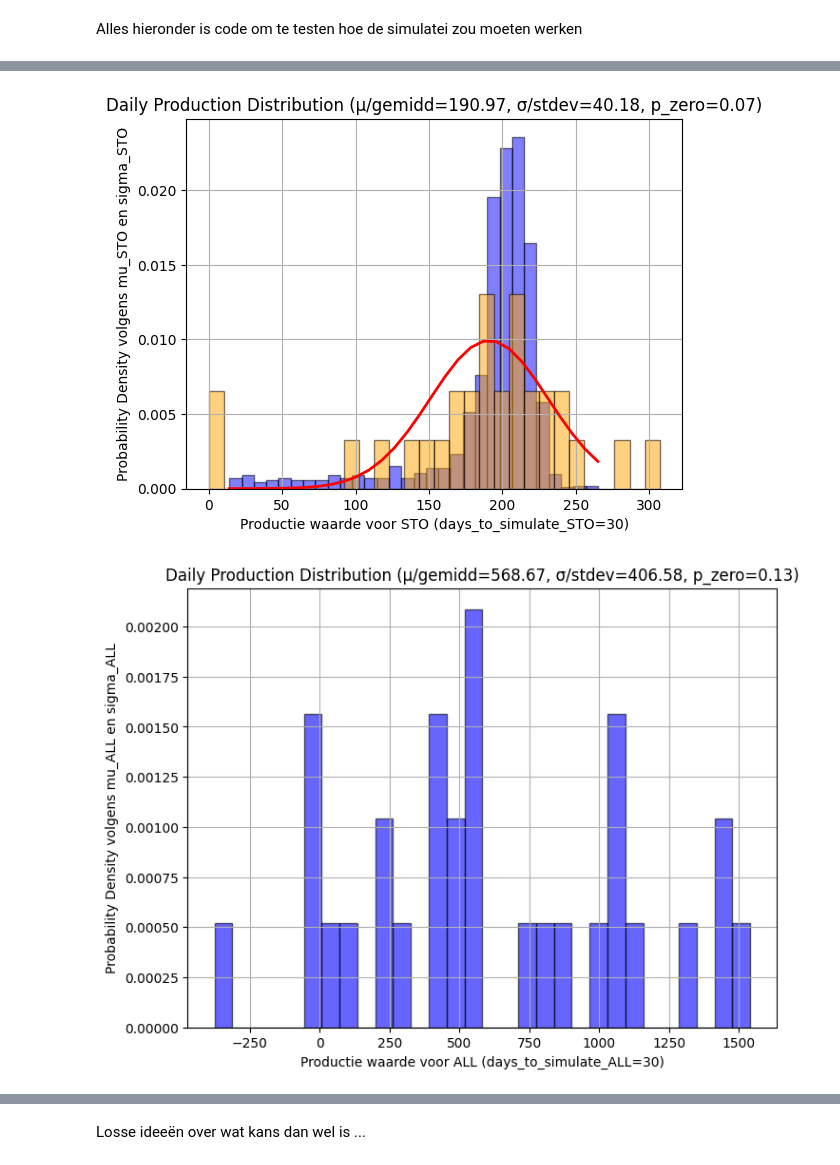
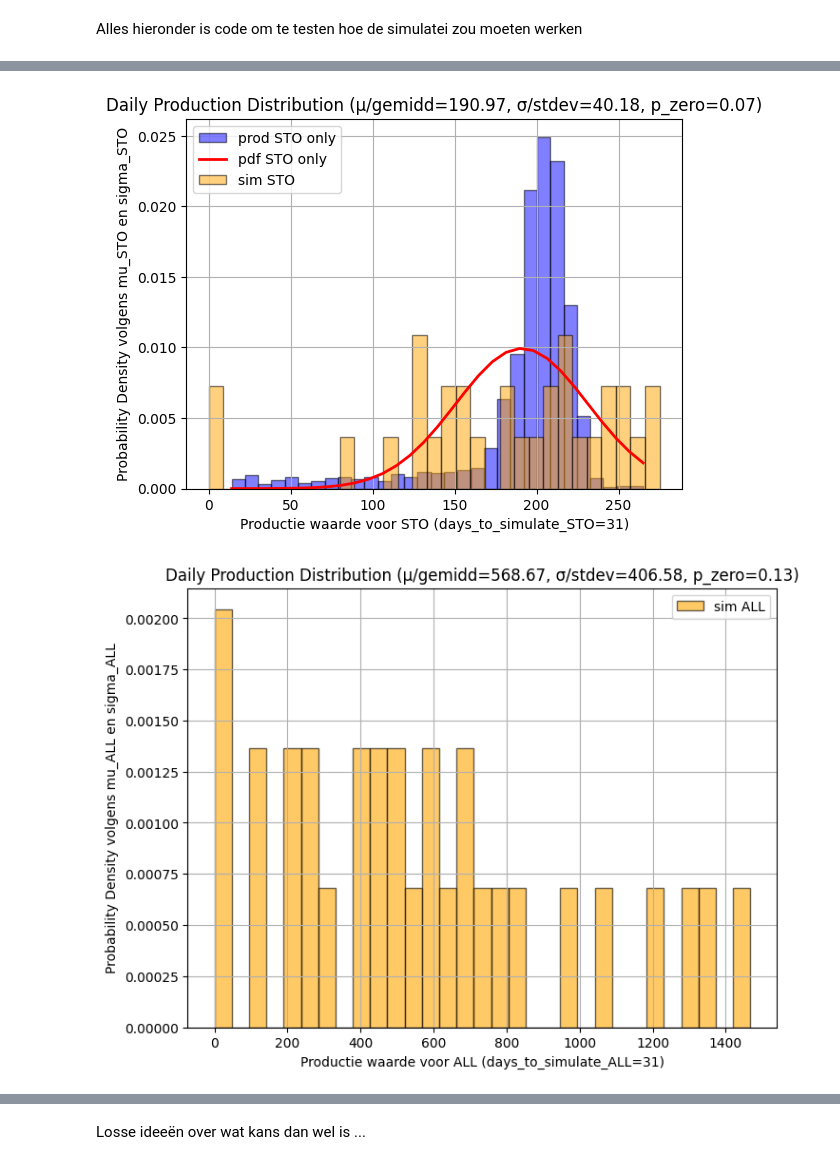
Before and after one commit to timsideanotmine/production, a Jupyter notebook: notebooks/productiemodel.ipynb, the cells around one changed output, grey strips where cells are left out. Saved outputs shown, nothing was run; the diff lists cells and outputs as text; code cells hidden in the pictures.

Commit message:
productiemodel : Extra kleine aanpassingen en trunc norm gebruiken (en falen) ipv linspace .. is linspace zinnig hier autoproductie : even doorlopen  om te zien wat ik nog neit had ingevuld

```diff
--- a/notebooks/productiemodel.ipynb
+++ b/notebooks/productiemodel.ipynb
@@ -253,11 +254,11 @@ print(f"----------------------------")
 # identificeer records waar een productie waarde 0 werd vastgesteld, zie opgave Deel 1, stap 5, bullet 2 en 3 en dixit Tim in de klas
 dagelijkse_productie_ALL['production'] = dagelijkse_productie_ALL['production'].apply(pd.to_numeric)
 dagelijkse_productie_ALL_zonder_productie = dagelijkse_productie_ALL[dagelijkse_productie_ALL['production'] == 0]
-dagelijkse_productie_ALL_met_productie = dagelijkse_productie_ALL[dagelijkse_productie_ALL['production'] != 0]
+dagelijkse_productie_ALL_enkel_productie = dagelijkse_productie_ALL[dagelijkse_productie_ALL['production'] != 0]
 
-print("Mean production ALL met productie", dagelijkse_productie_ALL_met_productie['production'].mean())
-print("Median production ALL met productie", dagelijkse_productie_ALL_met_productie['production'].median())
-print("Modus production ALL met productie", dagelijkse_productie_ALL_met_productie['production'].mode())
+print("Mean production ALL met productie", dagelijkse_productie_ALL_enkel_productie['production'].mean())
+print("Median production ALL met productie", dagelijkse_productie_ALL_enkel_productie['production'].median())
+print("Modus production ALL met productie", dagelijkse_productie_ALL_enkel_productie['production'].mode())
 print(f"----------------------------")
 # %% [output]
 ----- None -- production -----------------------------------
@@ -293,6 +294,8 @@ Name: production, dtype: int64
 # dagelijkse_productie_STO.info()
 # %% [markdown]
 # F : analyse van de mogelijke verdelingen
+# %%
+days_to_simulate = 31
 # %%
 # analyse data voor BRU fabriek
 p_zero_BRU =  len(dagelijkse_productie_BRU_zonder_productie) / len(dagelijkse_productie_BRU)
@@ -339,23 +349,24 @@ plt.show()
 p_zero_STO = len(dagelijkse_productie_STO_zonder_productie) / len(dagelijkse_productie_STO)
 print(f"Kans op STO productiedag zonder productie =  {p_zero_STO} ")
 
-plotdata_STO_met_productie = dagelijkse_productie_STO_met_productie['production'].to_numpy()
-mu_STO, sigma_STO = norm.fit(plotdata_STO_met_productie)
+plotdata_STO_enkel_productie = dagelijkse_productie_STO_enkel_productie['production'].to_numpy()
+mu_STO, sigma_STO = norm.fit(plotdata_STO_enkel_productie)
 
 # Maak een histogram van de gegevens
-plt.hist(plotdata_STO_met_productie, bins=30, density=True, alpha=0.6, color='b', edgecolor='black')
+plt.hist(plotdata_STO_enkel_productie, bins=30, density=True, alpha=0.6, color='blue', edgecolor='black', label='prod STO only')
 
 # Maak een PDF (probability density function) op basis van de geschatte parameters
-days_linspace_STO = 30
-x_STO = np.linspace(min(plotdata_STO_met_productie), max(plotdata_STO_met_productie), days_linspace_STO)
+days_linspace_STO = days_to_simulate
+x_STO = np.linspace(min(plotdata_STO_enkel_productie), max(plotdata_STO_enkel_productie), days_linspace_STO)
 pdf_STO = norm.pdf(x_STO, mu_STO, sigma_STO)
 
 # Plot de PDF
-plt.plot(x_STO, pdf_STO, 'r', linewidth=2)
+plt.plot(x_STO, pdf_STO, 'red', linewidth=2, label='pdf STO only')
 plt.title(f'geschatte normale verdeling voor STO fabriek: mu/gemidd={mu_STO:.2f}, sigma/stdev={sigma_STO:.2f}')
 plt.xlabel('waarden productie STO')
 plt.ylabel('kansdichtheid - probability density function (PDF)')
 plt.grid(True)
+plt.legend()
 plt.show()
 # %% [output]
 Kans op STO productiedag zonder productie =  0.07342657342657342
@@ -375,23 +387,24 @@ plt.show()
 p_zero_ALL = len(dagelijkse_productie_ALL_zonder_productie) / len(dagelijkse_productie_ALL)
 print(f"Kans op ALL productiedag zonder productie =  {p_zero_ALL} ")
 
-plotdata_ALL_met_productie = dagelijkse_productie_ALL_met_productie['production'].to_numpy()
-mu_ALL, sigma_ALL = norm.fit(plotdata_ALL_met_productie)
+plotdata_ALL_enkel_productie = dagelijkse_productie_ALL_enkel_productie['production'].to_numpy()
+mu_ALL, sigma_ALL = norm.fit(plotdata_ALL_enkel_productie)
 
 # Maak een histogram van de gegevens
-plt.hist(plotdata_ALL_met_productie, bins=30, density=True, alpha=0.6, color='b', edgecolor='black')
+plt.hist(plotdata_ALL_enkel_productie, bins=30, density=True, alpha=0.6, color='blue', edgecolor='black', label='prod ALL only')
 
 # Maak een PDF (probability density function) op basis van de geschatte parameters
-days_linspace_ALL = 30
-x_ALL = np.linspace(min(plotdata_ALL_met_productie), max(plotdata_ALL_met_productie), days_linspace_ALL)
+days_linspace_ALL = days_to_simulate
+x_ALL = np.linspace(min(plotdata_ALL_enkel_productie), max(plotdata_ALL_enkel_productie), days_linspace_ALL)
 pdf_ALL = norm.pdf(x_ALL, mu_ALL, sigma_ALL)
 
 # Plot de PDF
-plt.plot(x_ALL, pdf_ALL, 'r', linewidth=2)
+plt.plot(x_ALL, pdf_ALL, 'red', linewidth=2, label='pdf ALL only')
 plt.title(f'geschatte normale verdeling voor ALL dataset: mu/gemidd={mu_ALL:.2f}, sigma/stdev={sigma_ALL:.2f}')
 plt.xlabel('waarden productie ALL dataset')
 plt.ylabel('kansdichtheid - probability density function (PDF)')
 plt.grid(True)
+plt.legend()
 plt.show()
 # %% [output]
 Kans op ALL productiedag zonder productie =  0.1257242178447277
@@ -534,9 +551,9 @@ plt.show()
 # %%
 # Maak een histogram van de gegevens
-plt.hist(plotdata_STO_met_productie, bins=days_to_simulate_STO, density=True, alpha=0.5, color='blue', edgecolor='black')
+plt.hist(plotdata_STO_enkel_productie, bins=days_to_simulate_STO, density=True, alpha=0.5, color='blue', edgecolor='black', label='prod STO only')
 
 # Plot de PDF
-plt.plot(x_STO, pdf_STO, 'r', linewidth=2)
+plt.plot(x_STO, pdf_STO, 'r', linewidth=2, label='pdf STO only')
 # plt.title(f'geschatte normale verdeling voor STO fabriek: mu/gemidd={mu_STO:.2f}, sigma/stdev={sigma_STO:.2f}')
 # plt.xlabel('waarden productie STO')
 # plt.ylabel('kansdichtheid - probability density function (PDF)')
@@ -544,48 +561,50 @@ plt.plot(x_STO, pdf_STO, 'r', linewidth=2)
 # plt.show()
 
 # Plot de simulatie er over
-plt.hist(daily_production_STO_integer_simulated, bins=days_to_simulate_STO, density=True, alpha=0.5, color='orange', edgecolor='black')
+plt.hist(daily_production_STO_integer_simulated, bins=days_to_simulate_STO, density=True, alpha=0.5, color='orange', edgecolor='black', label='sim STO')
 plt.xlabel(f'Productie waarde voor STO (days_to_simulate_STO={days_to_simulate_STO})')
 plt.ylabel('Probability Density volgens mu_STO en sigma_STO')
 plt.title(f'Daily Production Distribution (μ/gemidd={mu_STO:.2f}, σ/stdev={sigma_STO:.2f}, p_zero={p_zero_STO:.2f})')
 plt.grid(True)
+plt.legend()
 plt.show()
 # %% [output]
-[figure, old version]
+[figure, new version]
 # %%
 #  Alles enkel van toepassing voor ALL
-days_to_simulate_ALL = days_linspace_ALL
+days_to_simulate_ALL = days_to_simulate
 
 # # Hersimuleren wat de volledige productie dan wel was, op bass van input
 # data_points_STO = np.random.normal(mu_STO, sigma_STO, len(dagelijkse_productie_STO))
 # data_points_STO_integer = np.round(data_points_STO).astype(int)
 
 # # Simuleren wat productie voor days_to_simulate dan wel zou zijn
 # data_points_STO_simulated = np.random.normal(mu_STO, sigma_STO, days_to_simulate_STO)
 # data_points_STO_integer_simulated = np.round(data_points_STO_simulated).astype(int)
 
 #  integratie van kans op nul productie komt van CHatGPT, ik zou er zelf nooit opgekomen zijn
 #  daarvoor ken ik veel te weinig van kansberekening an sich
 zero_production_ALL_simulated = np.zeros(int(p_zero_ALL * days_to_simulate_ALL))
 positive_production_ALL_simulated = np.random.normal(mu_ALL, sigma_ALL, days_to_simulate_ALL - len(zero_production_ALL_simulated))
 daily_production_ALL_simulated = np.concatenate((zero_production_ALL_simulated, positive_production_ALL_simulated))
 daily_production_ALL_integer_simulated = np.round(daily_production_ALL_simulated).astype(int)
 
 # --------------------------------------------------------------------------------
 # WOW ... blijkbaar kan ik hier met deze gegevens NEGATIEVE productie genereren !!
 # Wat is het probleem met positive_production_ALL_simulated ???
 # Vermoedelijk iets te maken met het gemiddelde en de stdev zeker ?
 # --------------------------------------------------------------------------------
 
 # Plot de simulatie
 plt.figure(figsize=(8, 6))
-plt.hist(daily_production_ALL_integer_simulated, bins=days_to_simulate_ALL, density=True, alpha=0.6, color='b', edgecolor='black')
+plt.hist(daily_production_ALL_integer_simulated, bins=days_to_simulate_ALL, density=True, alpha=0.6, color='orange', edgecolor='black', label='sim ALL')
 plt.xlabel(f'Productie waarde voor ALL (days_to_simulate_ALL={days_to_simulate_ALL})')
 plt.ylabel('Probability Density volgens mu_ALL en sigma_ALL')
 plt.title(f'Daily Production Distribution (μ/gemidd={mu_ALL:.2f}, σ/stdev={sigma_ALL:.2f}, p_zero={p_zero_ALL:.2f})')
 plt.grid(True)
+plt.legend()
 plt.show()
 # %% [output]
-[figure, old version]
+[figure, new version]
 # %%
 # Maak een histogram van de gegevens
```
Also changed, not shown: parts of 14 cells of this notebook, 1 other file.
